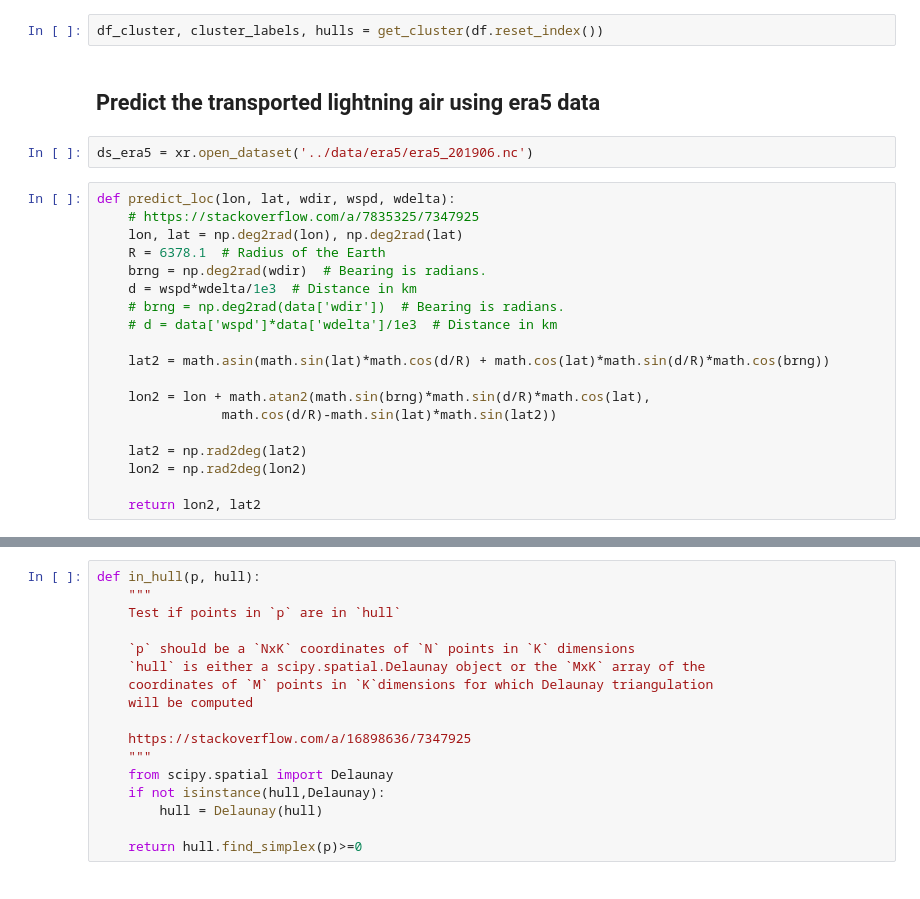
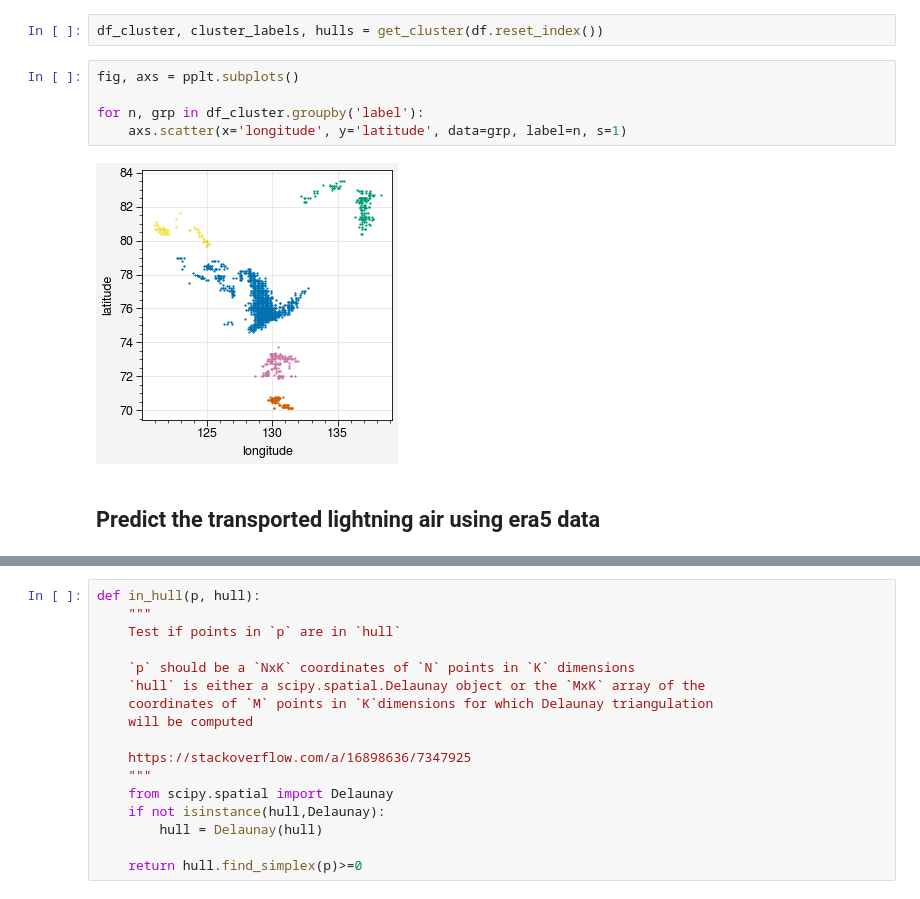
Before and after one commit to zxdawn/S5P-LNO2-Notebook, a Jupyter notebook: analysis/lightning_cluster.ipynb, the cells around one changed output, grey strips where cells are left out. Drawn from its saved outputs; the diff is of its cells as text.

```diff
--- a/analysis/lightning_cluster.ipynb
+++ b/analysis/lightning_cluster.ipynb
@@ -104,26 +128,12 @@ def get_cluster(df_lightning):
     return df_cluster, cluster_labels, large_hulls
 # %%
 df_cluster, cluster_labels, hulls = get_cluster(df.reset_index())
+# %%
+fig, axs = pplt.subplots()
+
+for n, grp in df_cluster.groupby('label'):
+    axs.scatter(x='longitude', y='latitude', data=grp, label=n, s=1)
+# %% [output]
+[figure, added]
 # %% [markdown]
 ## Predict the transported lightning air using era5 data
-# %%
-ds_era5 = xr.open_dataset('../data/era5/era5_201906.nc')
-# %%
-def predict_loc(lon, lat, wdir, wspd, wdelta):
-    # https://stackoverflow.com/a/7835325/7347925
-    lon, lat = np.deg2rad(lon), np.deg2rad(lat)
-    R = 6378.1  # Radius of the Earth
-    brng = np.deg2rad(wdir)  # Bearing is radians.
-    d = wspd*wdelta/1e3  # Distance in km
-    # brng = np.deg2rad(data['wdir'])  # Bearing is radians.
-    # d = data['wspd']*data['wdelta']/1e3  # Distance in km
-
-    lat2 = math.asin(math.sin(lat)*math.cos(d/R) + math.cos(lat)*math.sin(d/R)*math.cos(brng))
-
-    lon2 = lon + math.atan2(math.sin(brng)*math.sin(d/R)*math.cos(lat),
-                math.cos(d/R)-math.sin(lat)*math.sin(lat2))
-
-    lat2 = np.rad2deg(lat2)
-    lon2 = np.rad2deg(lon2)
-
-    return lon2, lat2
```
Also changed, not shown: parts of 25 cells of this notebook.
